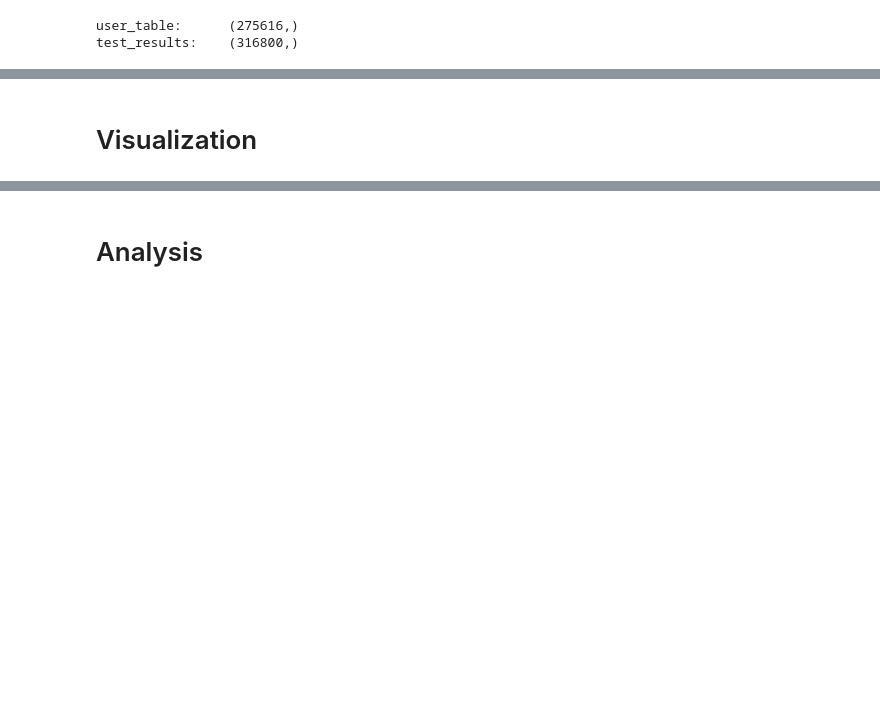
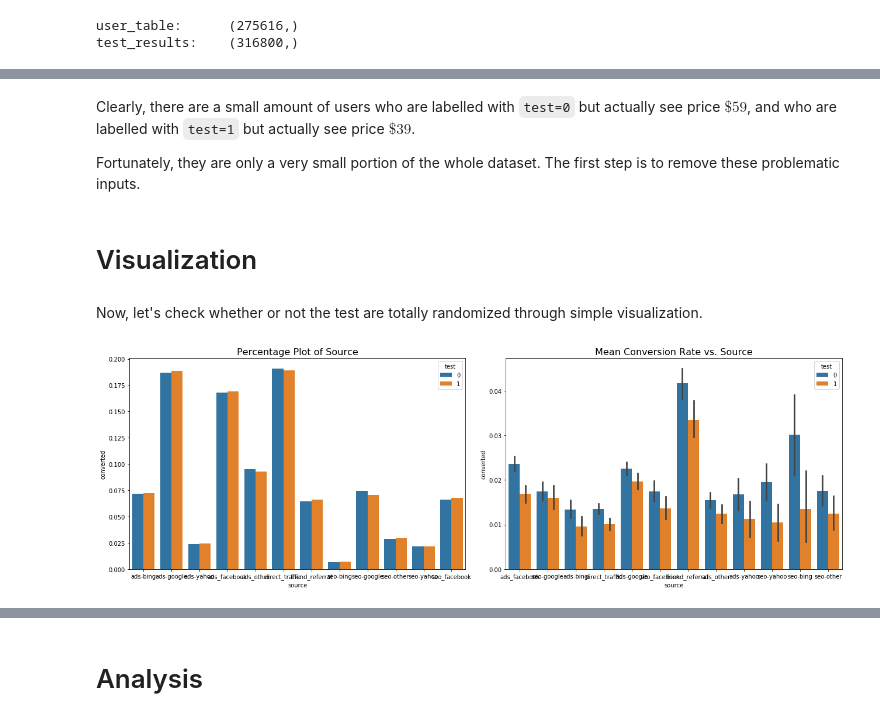
Before and after one commit to JifuZhao/DS-Take-Home, a Jupyter notebook: 06. Pricing Test.ipynb, the cells around one changed output, grey strips where cells are left out. Saved outputs shown, nothing was run; the diff lists cells and outputs as text; code cells hidden in the pictures; blank space fills up the shorter version.

```diff
--- a/06. Pricing Test.ipynb
+++ b/06. Pricing Test.ipynb
@@ -119,2 +113,26 @@ dtype: int64
+# %% [markdown]
+Clearly, there are a small amount of users who are labelled with `test=0` but actually see price $\$59$, and who are labelled with `test=1` but actually see price $\$39$.
+
+Fortunately, they are only a very small portion of the whole dataset. The first step is to remove these problematic inputs.
+# %%
+data = data[((data['test']==0) & (data['price']==39)) | ((data['test']==1) & (data['price']==59))]
 # %% [markdown]
 # Visualization
+# %% [markdown]
+Now, let's check whether or not the test are totally randomized through simple visualization.
+# %%
+# Visualization of source
+count = data[['source', 'test', 'converted']].groupby(['source', 'test']).count().reset_index()
+count.loc[count['test'] == 1, 'converted'] = count.loc[tmp['test'] == 1, 'converted'] / 113918
+count.loc[count['test'] == 0, 'converted'] = count.loc[tmp['test'] == 0, 'converted'] / 202517
+
+fig, ax = plt.subplots(nrows=1, ncols=2, figsize=(18, 6))
+sns.barplot(x='source', y='converted', hue='test', data=count, ax=ax[0])
+ax[0].set_title('Percentage Plot of Source', fontsize=16)
+
+sns.barplot(x='source', y='converted', hue='test', data=data, ax=ax[1])
+ax[1].set_title('Mean Conversion Rate vs. Source', fontsize=16)
+plt.tight_layout()
+plt.show()
+# %% [output]
+[figure, added]
```
Also changed, not shown: parts of 7 cells of this notebook.
